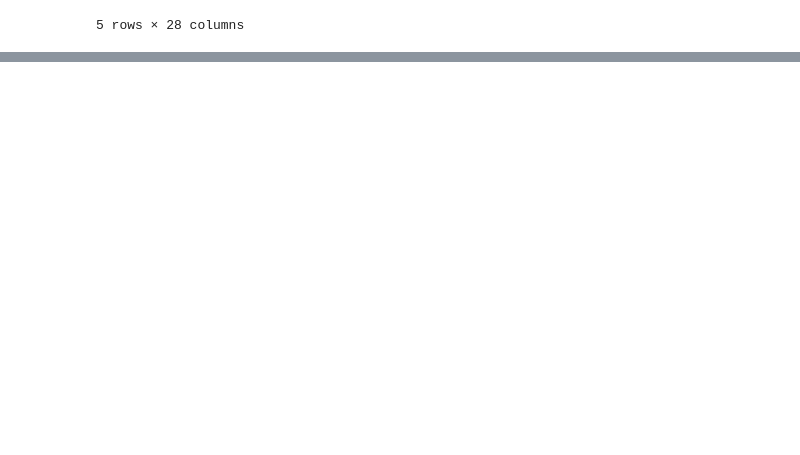
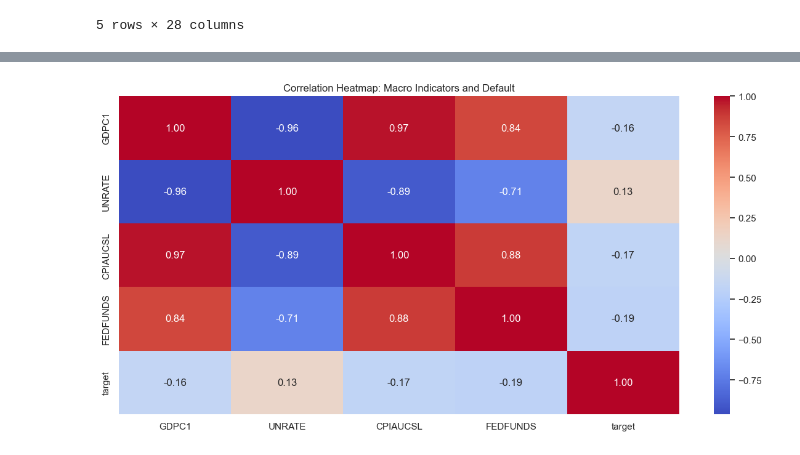
Before and after one commit to BinodTandan/Banking_Stress_Testing, a Jupyter notebook: notebooks/01_data_cleaning.ipynb, the cells around one changed output, grey strips where cells are left out. Drawn from its saved outputs; the diff is of its cells as text; code cells hidden in the pictures; blank space fills up the shorter version.

```diff
--- a/notebooks/01_data_cleaning.ipynb
+++ b/notebooks/01_data_cleaning.ipynb
@@ -418,0 +398,10 @@ Passing `palette` without assigning `hue` is deprecated and will be removed in v
+# %%
+# 6. Correlation Heatmap
+corr_cols = ['GDPC1', 'UNRATE', 'CPIAUCSL', 'FEDFUNDS', 'target']
+sns.heatmap(df[corr_cols].corr(), annot=True, cmap='coolwarm', fmt='.2f')
+plt.title('Correlation Heatmap: Macro Indicators and Default')
+plt.tight_layout()
+plt.show()
+# Insight: UNRATE and FEDFUNDS show strongest positive correlation with default, GDP is weakly negative.
+# %% [output]
+[figure, added]
```
Also changed, not shown: parts of 17 cells of this notebook.
